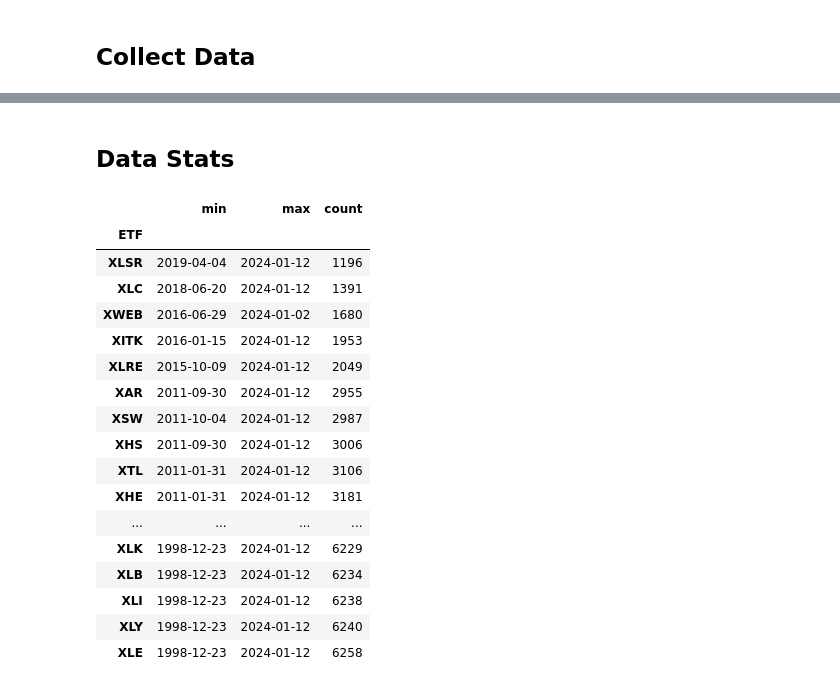
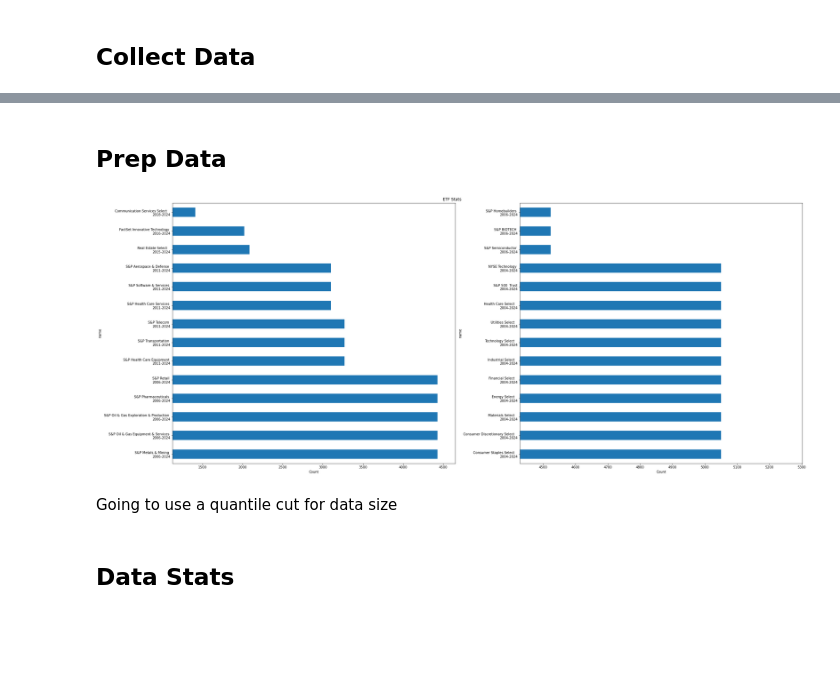
Before and after one commit to diegodalvarez/Gerber, a Jupyter notebook: Examples/BetaNeutralPortfolios.ipynb, the cells around one changed output, grey strips where cells are left out. Drawn from its saved outputs; the diff is of its cells as text; code cells hidden in the pictures; blank space fills up the shorter version.

```diff
--- a/Examples/BetaNeutralPortfolios.ipynb
+++ b/Examples/BetaNeutralPortfolios.ipynb
@@ -91,0 +33,50 @@ df_prep = (df_raw[
+# %% [markdown]
+## Prep Data
+# %%
+df_adj_close = (df_raw.query(
+    "variable_0 == 'Adj Close'").
+    drop(columns = ["variable_0"]).
+    rename(columns = {"variable_1": "ticker"}))
+# %%
+df_fund_info = (pd.read_csv(
+    filepath_or_buffer = "tickers.csv",
+    index_col = 0).
+    rename(columns = {"Symbol": "ticker"}))
+# %%
+df_stats = (df_adj_close.dropna()[
+    ["ticker", "Date"]].
+    groupby("ticker").
+    agg(["min", "max", "count"])
+    ["Date"].
+    sort_values("count").
+    reset_index().
+    merge(right = df_fund_info, how = "inner", on = "ticker").
+    assign(
+        fund_name = lambda x: x["Fund Name"].str.replace("ETF","").str.replace("Fund", "").str.replace("SPDR", "").str.replace("Sector", ""),
+        name = lambda x: x.fund_name + "\n" + x["min"].dt.year.astype(str) + "-" + x["max"].dt.year.astype(str)).
+    set_index("name")
+    [["count", "ticker"]].
+    sort_values("count", ascending = False))
+# %%
+first_half, second_half = df_stats[0:int(len(df_stats)/2)], df_stats[int(len(df_stats)/2):-1]
+fig, axes = plt.subplots(ncols = 2, figsize = (30,12))
+
+
+(second_half.plot(
+    kind = "barh",
+    ax = axes[0],
+    xlim = (second_half["count"].min() * 0.8)))
+
+(first_half.plot(
+    kind = "barh",
+    ax = axes[1],
+    xlim = (second_half["count"].max())))
+
+for ax in axes: ax.set_xlabel("Count"); ax.legend().remove()
+
+fig.suptitle("ETF Stats")
+plt.tight_layout()
+# %% [output]
+[figure, added]
+# %% [markdown]
+Going to use a quantile cut for data size
@@ -92,31 +94,5 @@ df_prep = (df_raw[
 # %% [markdown]
 ## Data Stats
-# %%
-(df_prep.drop(
-    columns = ["SPY", "sector_rtn"]).
-    groupby("ETF").
-    agg(["min", "max", "count"])
-    ["Date"].
-    sort_values("count"))
-# %% [output]
-|  | min | max | count |
-| ETF |  |  |  |
-| XLSR | 2019-04-04 | 2024-01-12 | 1196 |
-| XLC | 2018-06-20 | 2024-01-12 | 1391 |
-| XWEB | 2016-06-29 | 2024-01-02 | 1680 |
-| XITK | 2016-01-15 | 2024-01-12 | 1953 |
-| XLRE | 2015-10-09 | 2024-01-12 | 2049 |
-| XAR | 2011-09-30 | 2024-01-12 | 2955 |
-| XSW | 2011-10-04 | 2024-01-12 | 2987 |
-| XHS | 2011-09-30 | 2024-01-12 | 3006 |
-| XTL | 2011-01-31 | 2024-01-12 | 3106 |
-| XHE | 2011-01-31 | 2024-01-12 | 3181 |
-| ... | ... | ... | ... |
-| XLK | 1998-12-23 | 2024-01-12 | 6229 |
-| XLB | 1998-12-23 | 2024-01-12 | 6234 |
-| XLI | 1998-12-23 | 2024-01-12 | 6238 |
-| XLY | 1998-12-23 | 2024-01-12 | 6240 |
-| XLE | 1998-12-23 | 2024-01-12 | 6258 |
 # %%
 def _rollingOLS(
     df: pd.DataFrame,
```
Also changed, not shown: parts of 22 cells of this notebook, 1 other file.
